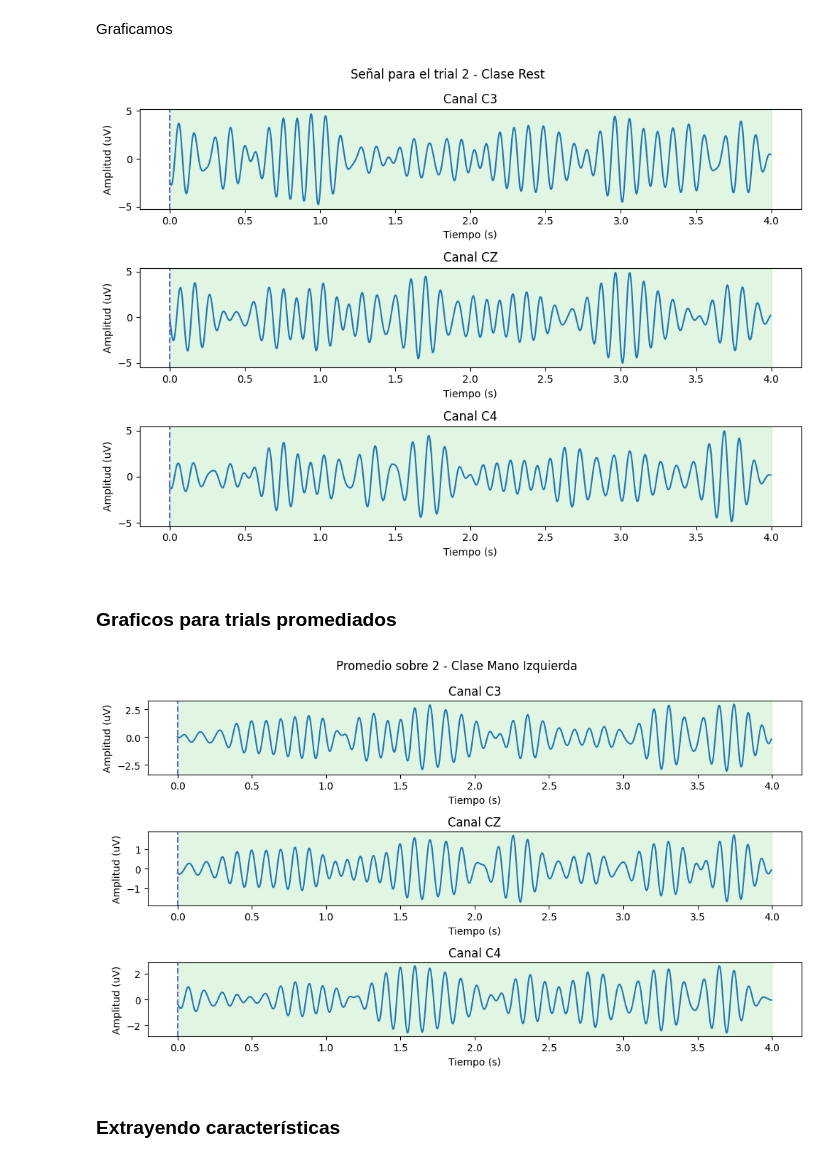
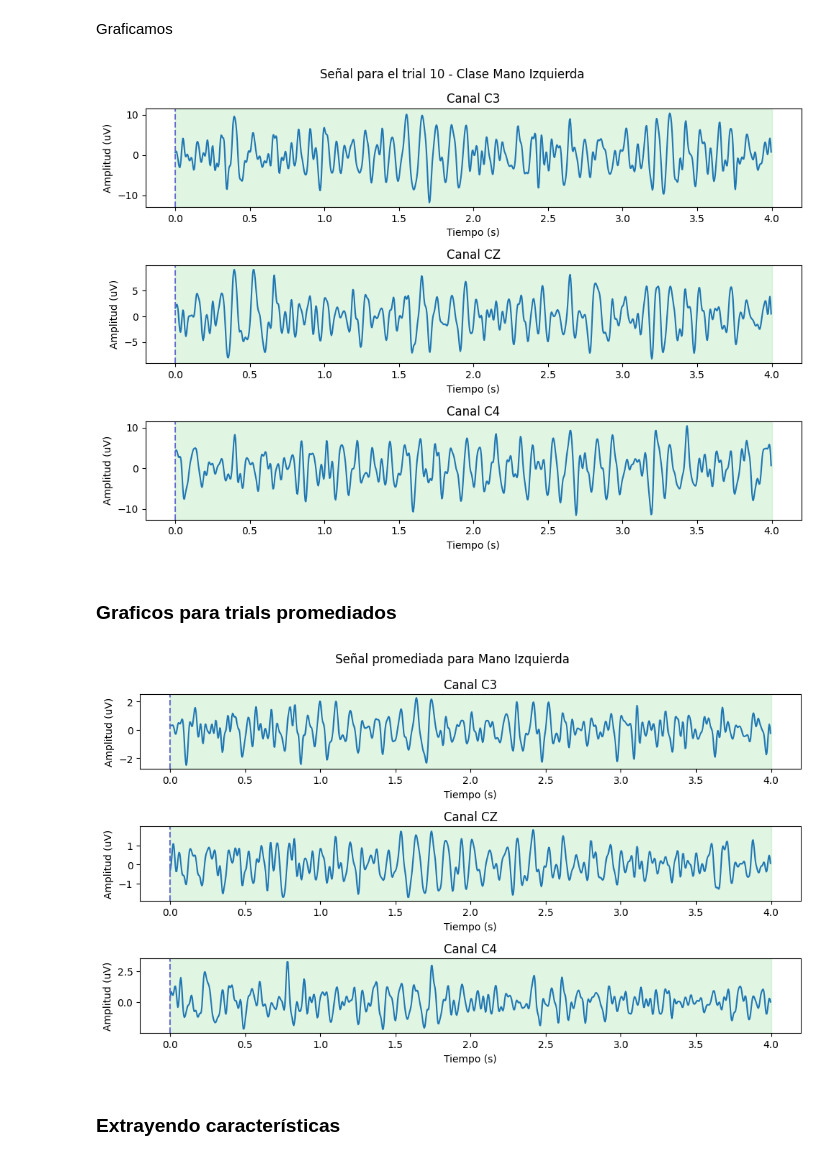
Before and after one commit to lucasbaldezzari/bcihack2, a Jupyter notebook: Desarrollo/PythonScripts/scripts/signalsAnalysis.ipynb, the cells around one changed output. Cells and saved outputs as stored; diff of their text form; code cells hidden in the pictures.

```diff
--- a/Desarrollo/PythonScripts/scripts/signalsAnalysis.ipynb
+++ b/Desarrollo/PythonScripts/scripts/signalsAnalysis.ipynb
@@ -15,13 +15,14 @@ filter = Filter(8, 12, 50, 2, fm, 2)
 # %% [markdown]
 Cargamos los arhchivos del sujeto de testeo
 # %%
-file = "data\darlia_testing\eegdata\sesion2\sn2_ts0_ct1_r1.npy"
+file = "data\sujeto_1\eegdata\sesion1\sn1_ts0_ct1_r1.npy"
 rawEEG = np.load(file)
 
-eventosFile = "data\darlia_testing\eegdata\sesion2\sn2_ts0_ct1_r1_events.txt"
+eventosFile = "data\sujeto_1\eegdata\sesion1\sn1_ts0_ct1_r1_events.txt"
 eventos = pd.read_csv(eventosFile, sep = ",")
 
 channelsName = ["C3", "CZ", "C4"]
+channelsSelected = [0,2] #canales C3 y C4
 # %% [markdown]
 Definimos el tiempo mínimo y máximo para analizar
 # %%
@@ -29,5 +30,5 @@ tinit = 0.5 #el tiempo de inicio se considera ANTES del cue
 tmax = 4 #el tiempo máximo debe considerarse entre el cue y el final del trial
 # %%
 ## Instanciamos la clase TrialsHandler para extraer los trials, labels, nombre de clases, etc.
-trialhandler = TrialsHandler(rawEEG, eventos, tinit = tinit, tmax = tmax, reject=None, sample_rate=fm)
+trialhandler = TrialsHandler(rawEEG, eventos, tinit = tinit, tmax = tmax, reject=None, sample_rate=fm, trialsToRemove=None)
 # %% [output]
@@ -79,8 +121,8 @@ print(trials_x_clase.shape)
 
 Vamos a graficar la señal para un trial en particular. Además, vamos a marcar la ventana de tiempo en donde la persona realizaba la tarea solicitada.
 # %%
-trial_n = 2 #Selecciono el trial que quiero clasificar
-label = labels[trial_n-1] #Obtengo la etiqueta del trial
+trial_n = 10 #Selecciono el trial que quiero clasificar
+classNumber = 1 #Obtengo la etiqueta del trial
 
 eventos.index = eventos["trialNumber"]
 min_tinit = eventos["startingTime"].min()
@@ -100,7 +142,7 @@ plt.style.use('default')
 plt.figure(figsize=(10, 7))
 for i in range(3):
     plt.subplot(3, 1, i+1)
-    plt.plot(t[int(tinit*fm):], trials_x_clase[label-1,trial_n-1, i,int(tinit*fm) :])
+    plt.plot(t[int(tinit*fm):], trials_x_clase[classNumber-1,trial_n-1, i,int(tinit*fm) :])
     #linea vertical en el tiempo de inicio del cue. Linea punteada
     plt.axvline(x = 0, color="#656ccf", linestyle="--")
     #agrego un rectangulo de color verde con fondo transparente entre el tiempo de inicio del cue y el tiempo del cue
@@ -109,12 +151,12 @@ for i in range(3):
     plt.ylabel("Amplitud (uV)")
     plt.title("Canal {}".format(channelsName[i]))
 
-plt.suptitle(f"Señal para el trial {trial_n} - Clase {classesName[classesLabel.index(label)]}")
+plt.suptitle(f"Señal para el trial {trial_n} - Clase {classesName[classesLabel.index(classNumber)]}")
 #dismiuimos el espacio entre subplots
 plt.tight_layout()
 plt.show()
 # %% [output]
-[figure, old version]
+[figure, new version]
 # %% [markdown]
 ### Graficos para trials promediados
 # %%
@@ -122,28 +164,28 @@ trials_promedio = trials_x_clase.mean(axis=1)
 # %%
 ##Grafico tres canales en tres subplots
 
 clase = 1
 
 plt.style.use('default')
 plt.figure(figsize=(10, 6))
 for i in range(3):
     plt.subplot(3, 1, i+1)
     plt.plot(t[int(tinit*fm):], trials_promedio[clase-1, i, int(tinit*fm):])
     #linea vertical en el tiempo de inicio del cue. Linea punteada
     plt.axvline(x = 0, color="#656ccf", linestyle="--")
     #agrego un rectangulo de color verde con fondo transparente entre el tiempo de inicio del cue y el tiempo del cue
     plt.axvspan(0, cue_duration, color="#65cf70", alpha=0.2)
     #cambiamos el color del fondo de toda la figura a gris
     plt.xlabel("Tiempo (s)")
     plt.ylabel("Amplitud (uV)")
     plt.title("Canal {}".format(channelsName[i]))
 
-plt.suptitle(f"Promedio sobre {trial_n} - Clase {classesName[classesLabel.index(clase)]}")
+plt.suptitle(f"Señal promediada para {classesName[classesLabel.index(clase)]}")
 #dismiuimos el espacio entre subplots
 plt.tight_layout()
 plt.show()
 # %% [output]
-[figure, old version]
+[figure, new version]
 # %% [markdown]
 ### Extrayendo características
 # %%
```
Also changed, not shown: parts of 29 cells of this notebook, 1 other file.
